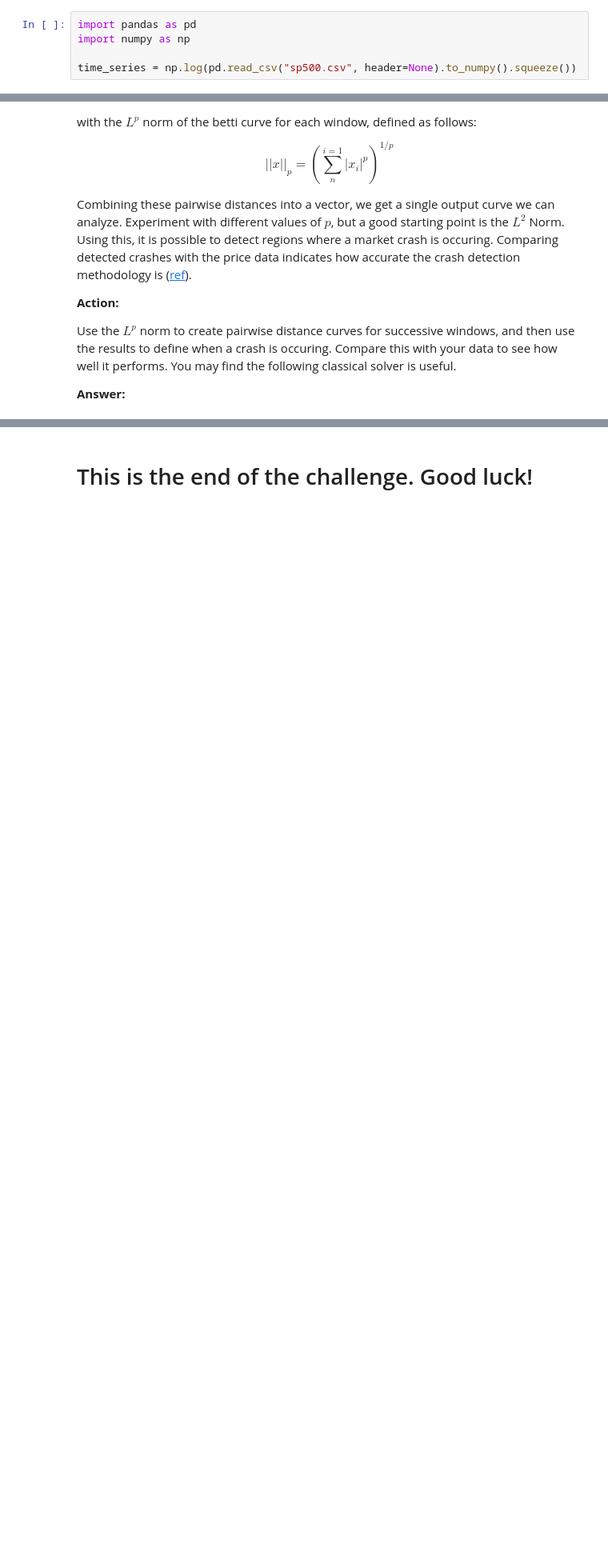
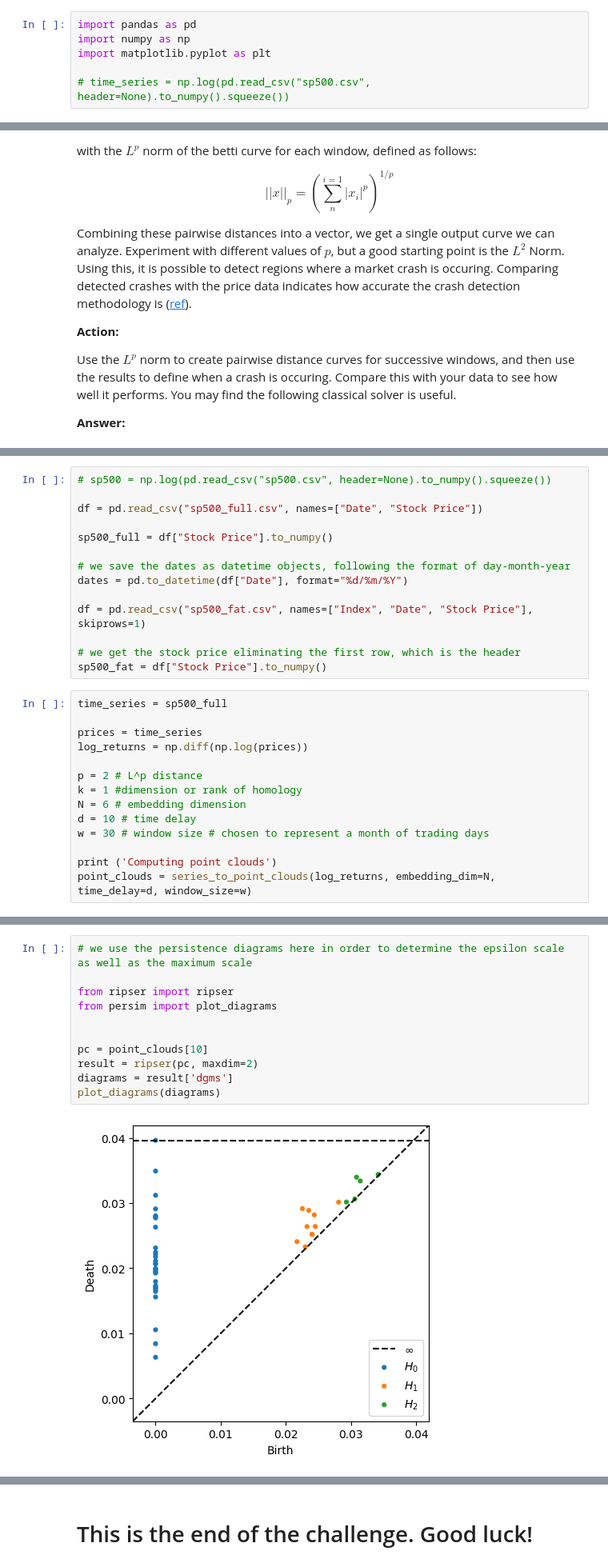
Before and after one commit to iQuHACK/2025-Moodys, a Jupyter notebook: moodys_challenge.ipynb, the cells around one changed output, grey strips where cells are left out. Shown at 80% size. Drawn from its saved outputs; the diff is of its cells as text; blank space fills up the shorter version.

Commit message:
stock price indicator signals and some RNN

```diff
--- a/moodys_challenge.ipynb
+++ b/moodys_challenge.ipynb
@@ -106,8 +106,9 @@ To assess the practical applicability of TDA with quantum techniques, we will an
 # %%
 import pandas as pd
 import numpy as np
+import matplotlib.pyplot as plt
 
-time_series = np.log(pd.read_csv("sp500.csv", header=None).to_numpy().squeeze())
+# time_series = np.log(pd.read_csv("sp500.csv", header=None).to_numpy().squeeze())
 # %% [markdown]
 ### Step 1: Preparing point cloud
 
@@ -395,0 +998,28 @@ def classical_betti_solver(point_cloud, epsilon, dim):
+# %%
+# sp500 = np.log(pd.read_csv("sp500.csv", header=None).to_numpy().squeeze())
+
+df = pd.read_csv("sp500_full.csv", names=["Date", "Stock Price"])
+
+sp500_full = df["Stock Price"].to_numpy()
+
+# we save the dates as datetime objects, following the format of day-month-year
+dates = pd.to_datetime(df["Date"], format="%d/%m/%Y")
+
+df = pd.read_csv("sp500_fat.csv", names=["Index", "Date", "Stock Price"], skiprows=1)
+
+# we get the stock price eliminating the first row, which is the header
+sp500_fat = df["Stock Price"].to_numpy()
+# %%
+time_series = sp500_full
+
+prices = time_series
+log_returns = np.diff(np.log(prices))
+
+p = 2 # L^p distance
+k = 1 #dimension or rank of homology
+N = 6 # embedding dimension
+d = 10 # time delay
+w = 30 # window size # chosen to represent a month of trading days
+
+print ('Computing point clouds')
+point_clouds = series_to_point_clouds(log_returns, embedding_dim=N, time_delay=d, window_size=w)
@@ -395,0 +1028,13 @@ def classical_betti_solver(point_cloud, epsilon, dim):
+# %%
+# we use the persistence diagrams here in order to determine the epsilon scale as well as the maximum scale
+
+from ripser import ripser
+from persim import plot_diagrams
+
+
+pc = point_clouds[10]
+result = ripser(pc, maxdim=2)
+diagrams = result['dgms']
+plot_diagrams(diagrams)
+# %% [output]
+[figure, added]
```
Also changed, not shown: parts of 34 cells of this notebook, 4 other files.
